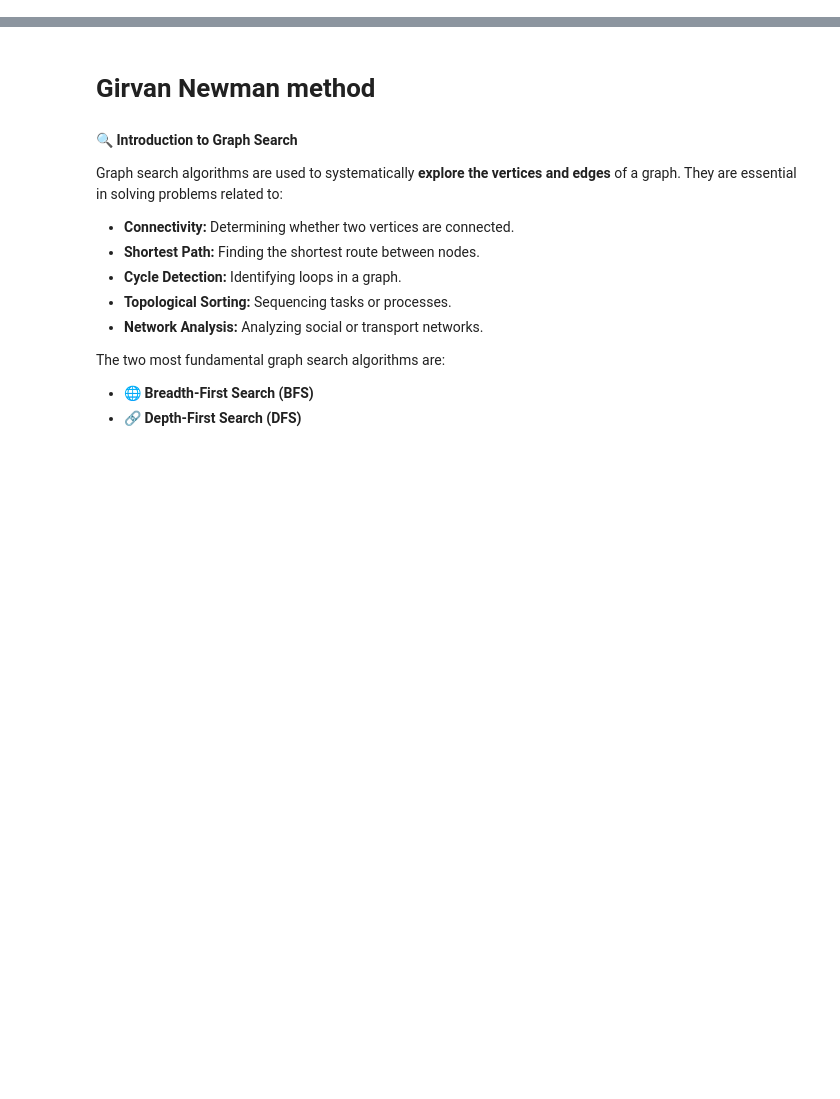
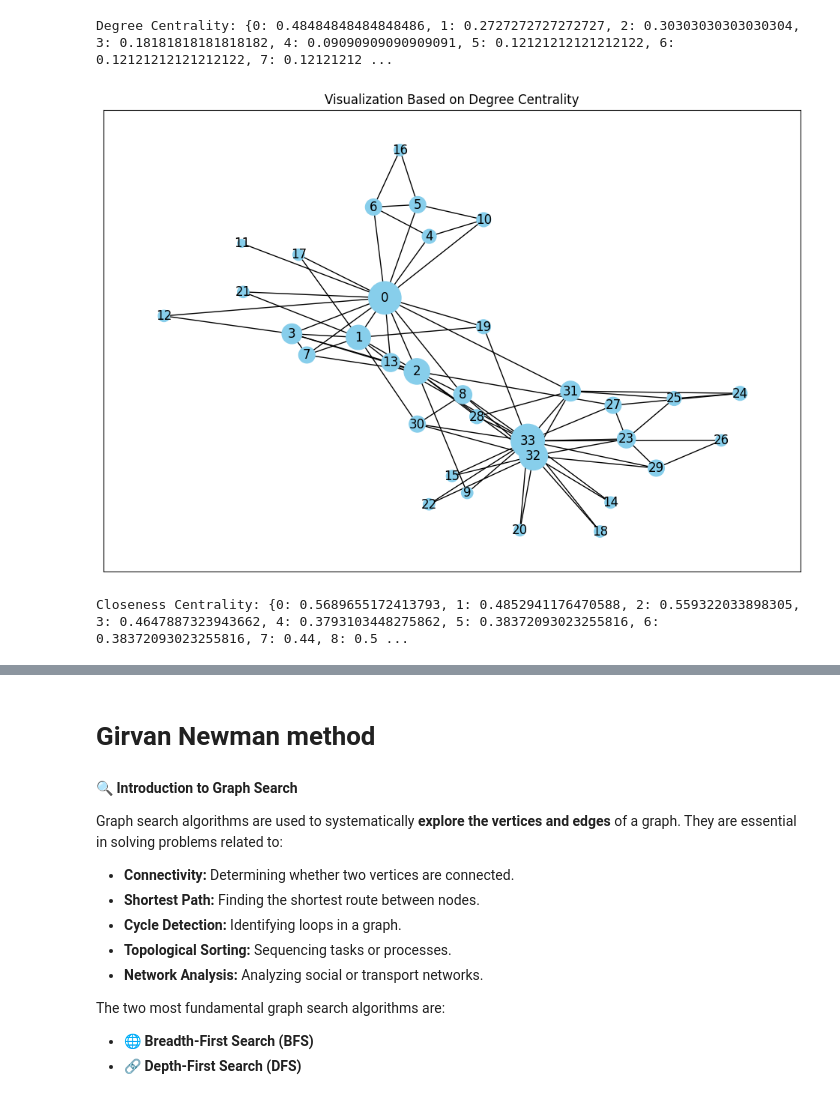
Before and after one commit to emanueleiacca/Data-Science-From-Scratch, a Jupyter notebook: ADM/Graph.ipynb, the cells around one changed output, grey strips where cells are left out. Saved outputs shown, nothing was run; the diff lists cells and outputs as text; code cells hidden in the pictures; blank space fills up the shorter version.

```diff
--- a/ADM/Graph.ipynb
+++ b/ADM/Graph.ipynb
@@ -0,0 +56,5 @@
+# %%
+adjacency_list = {node: list(G.neighbors(node)) for node in G.nodes()}
+print("Adjacency List of Karate Club Graph:")
+for node, neighbors in adjacency_list.items():
+    print(f"Node {node}: {neighbors}")
@@ -0,0 +481,54 @@
+# %%
+def degree_centrality(graph):
+    """Calculate degree centrality."""
+    num_nodes = len(graph)
+    return {node: len(neighbors) / (num_nodes - 1) for node, neighbors in graph.items()}
+
+# Example Usage
+centrality = degree_centrality(adjacency_list)
+print("Degree Centrality:", centrality)
+# %% [output]
+Degree Centrality: {0: 0.48484848484848486, 1: 0.2727272727272727, 2: 0.30303030303030304, 3: 0.18181818181818182, 4: 0.09090909090909091, 5: 0.12121212121212122, 6: 0.12121212121212122, 7: 0.12121212 ...
+# %%
+plt.figure(figsize=(12, 8))
+node_sizes = [centrality[node] * 2000 for node in adjacency_list]
+nx.draw_networkx(
+    G,
+    pos=nx.spring_layout(G, seed=42),
+    node_color='skyblue',
+    node_size=node_sizes,
+    with_labels=True
+)
+plt.title('Visualization Based on Degree Centrality')
+plt.show()
+# %% [output]
+[figure, added]
+# %%
+def closeness_centrality(graph):
+    """Calculate closeness centrality for all nodes in the graph."""
+    centrality = {}
+    num_nodes = len(graph)
+
+    for node in graph:
+        total_distance = 0
+        reachable_nodes = 0
+
+        for target in graph:
+            if node != target:
+                path = bfs_shortest_path(graph, node, target)
+                if path:
+                    total_distance += len(path) - 1
+                    reachable_nodes += 1
+
+        if reachable_nodes > 0 and total_distance > 0:
+            centrality[node] = (reachable_nodes) / total_distance
+        else:
+            centrality[node] = 0.0  # If the node is isolated or unreachable
+
+    return centrality
+
+
+closeness = closeness_centrality(adjacency_list)
+print("Closeness Centrality:", closeness)
+# %% [output]
+Closeness Centrality: {0: 0.5689655172413793, 1: 0.4852941176470588, 2: 0.559322033898305, 3: 0.4647887323943662, 4: 0.3793103448275862, 5: 0.38372093023255816, 6: 0.38372093023255816, 7: 0.44, 8: 0.5 ...
```
Also changed, not shown: parts of 64 cells of this notebook, 2 other files.
